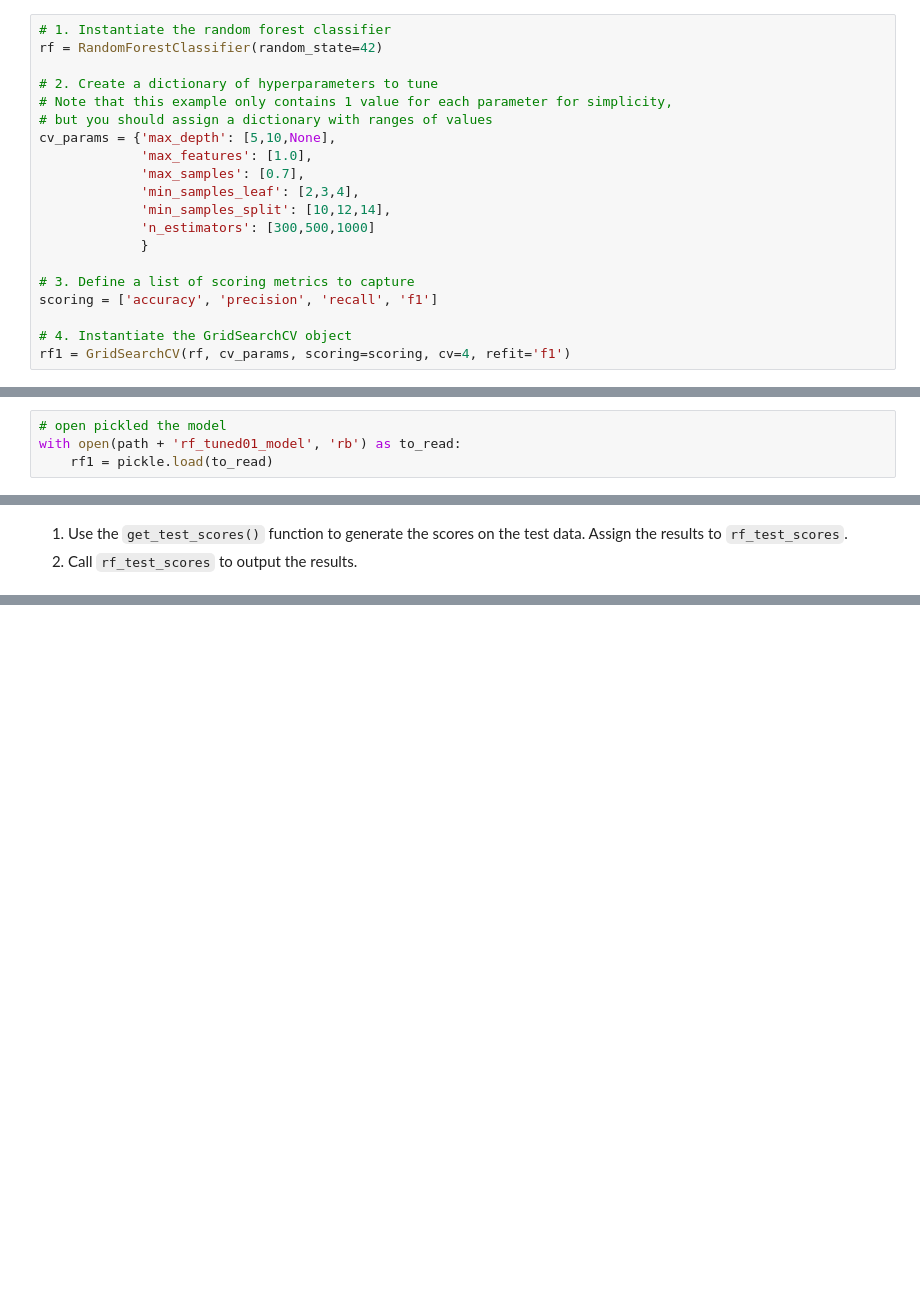
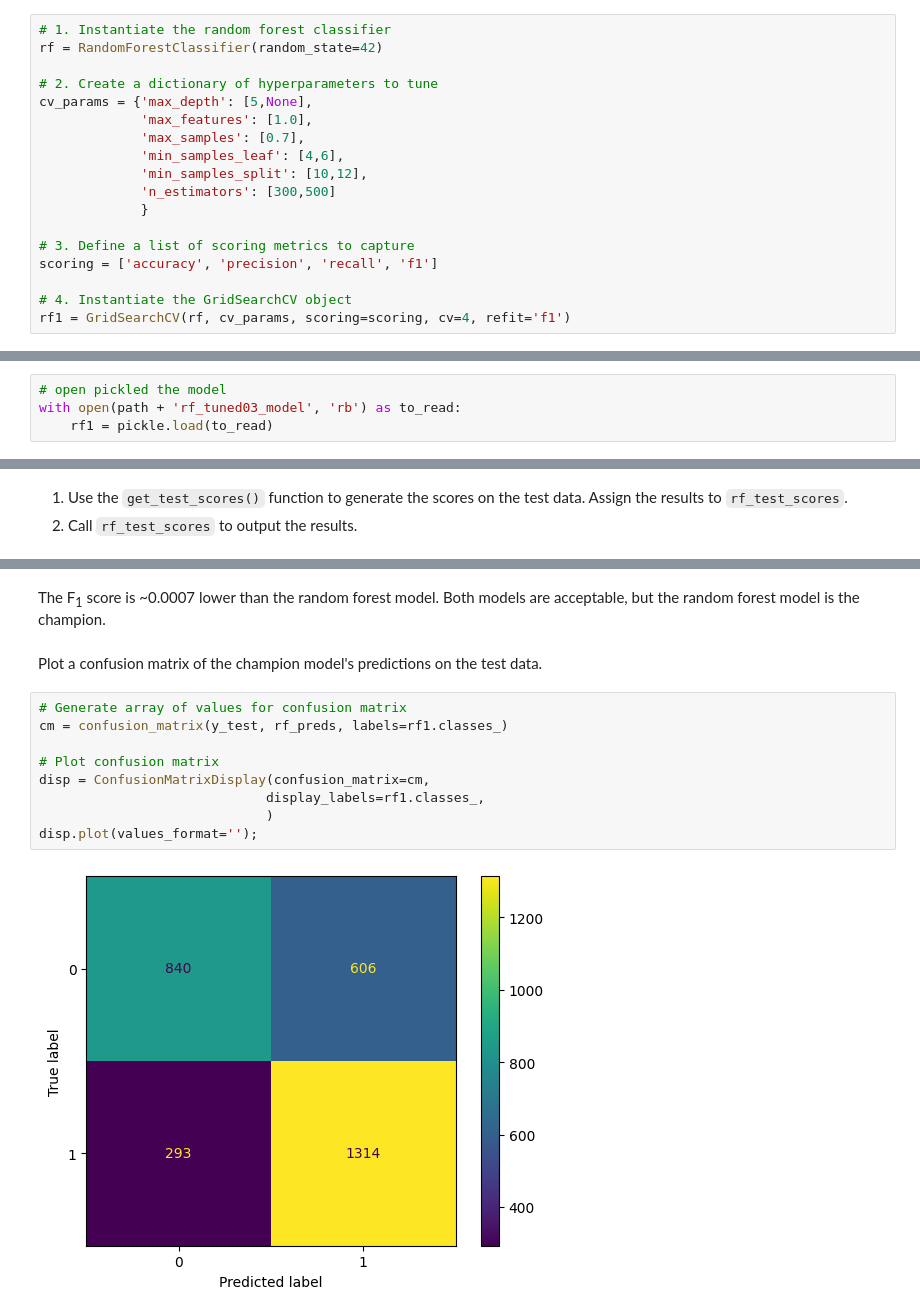
Before and after one commit to JSparktuneGrid/NYC-Taxi-ML-model, a Jupyter notebook: NYC_Taxi_ML_model.ipynb, the cells around one changed output, grey strips where cells are left out. Drawn from its saved outputs; the diff is of its cells as text; blank space fills up the shorter version.

```diff
--- a/NYC_Taxi_ML_model.ipynb
+++ b/NYC_Taxi_ML_model.ipynb
@@ -449,14 +448,12 @@ Begin with using `GridSearchCV` to tune a random forest model.
 rf = RandomForestClassifier(random_state=42)
 
 # 2. Create a dictionary of hyperparameters to tune
-# Note that this example only contains 1 value for each parameter for simplicity,
-# but you should assign a dictionary with ranges of values
-cv_params = {'max_depth': [5,10,None],
+cv_params = {'max_depth': [5,None],
              'max_features': [1.0],
              'max_samples': [0.7],
-             'min_samples_leaf': [2,3,4],
-             'min_samples_split': [10,12,14],
-             'n_estimators': [300,500,1000]
+             'min_samples_leaf': [4,6],
+             'min_samples_split': [10,12],
+             'n_estimators': [300,500]
              }
 
 # 3. Define a list of scoring metrics to capture
@@ -509,7 +506,7 @@ with open(path + 'rf_tuned01_model', 'wb') as to_write:
     pickle.dump(rf1, to_write)
 # %%
 # open pickled the model
-with open(path + 'rf_tuned01_model', 'rb') as to_read:
+with open(path + 'rf_tuned03_model', 'rb') as to_read:
     rf1 = pickle.load(to_read)
 # %% [markdown]
 Use the `make_results()` function to output all of the scores of the model. Note that it accepts three arguments.
@@ -612,0 +731,15 @@ results
+# %% [markdown]
+The F<sub>1</sub> score is ~0.0007 lower than the random forest model. Both models are acceptable, but the random forest model is the champion.
+# %% [markdown]
+Plot a confusion matrix of the champion model's predictions on the test data.
+# %%
+# Generate array of values for confusion matrix
+cm = confusion_matrix(y_test, rf_preds, labels=rf1.classes_)
+
+# Plot confusion matrix
+disp = ConfusionMatrixDisplay(confusion_matrix=cm,
+                             display_labels=rf1.classes_,
+                             )
+disp.plot(values_format='');
+# %% [output]
+[figure, added]
```
Also changed, not shown: parts of 28 cells of this notebook, 4 other files.
